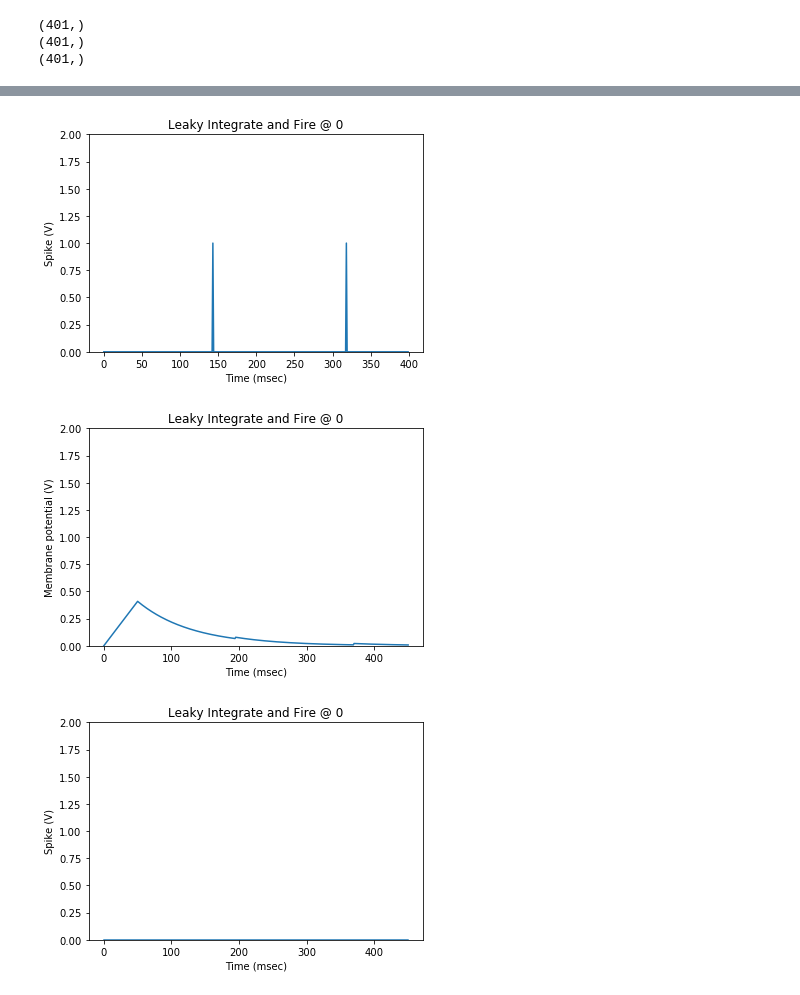
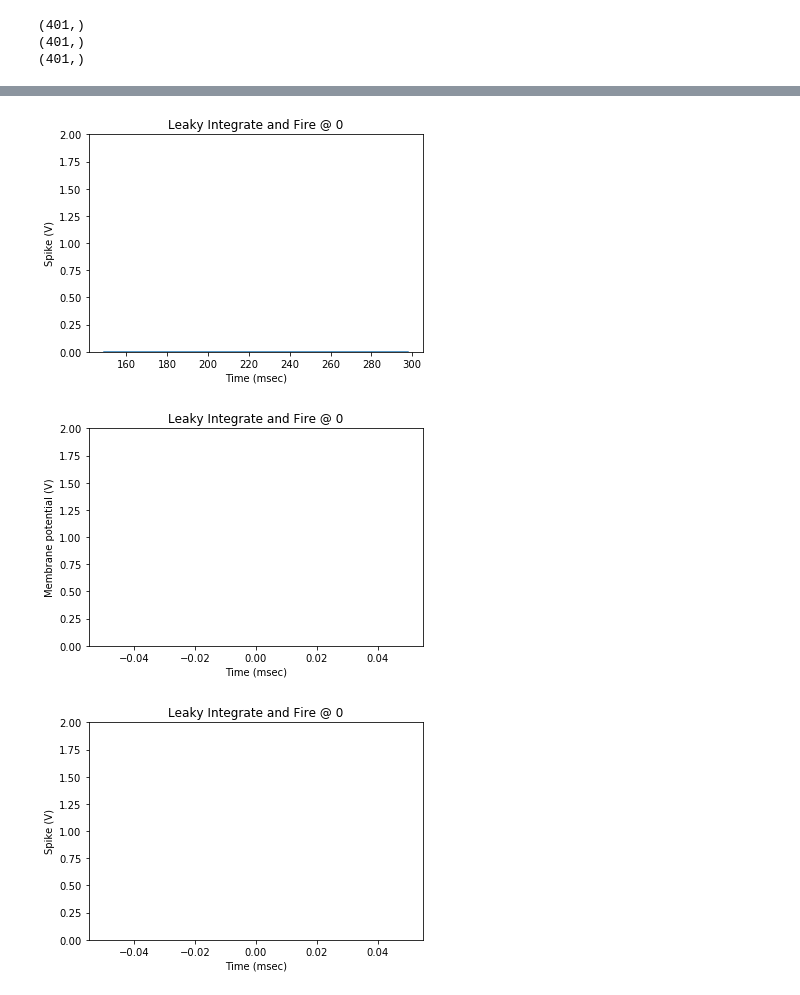
Before and after one commit to markstrefford/Spiking-Neural-Network, a Jupyter notebook: SNN_0.ipynb, the cells around one changed output, grey strips where cells are left out. Drawn from its saved outputs; the diff is of its cells as text; code cells hidden in the pictures.

Commit message:
Viewing time slices

```diff
--- a/SNN_0.ipynb
+++ b/SNN_0.ipynb
@@ -172,8 +172,11 @@ Neuron.spike_generator.exit_state(Vm=0.005108320795041911 at iteration i=400, ti
+# %%
+start_time = 150
+end_time = 300
 # %%
-plot_spikes(neuron_time, neuron_output, neuron2.type, neuron_id = "0")
-plot_membrane_potential(neuron2_time, neuron2_Vm, neuron2.type, neuron_id = "0")
-plot_spikes(neuron2_time, neuron2_output, neuron2.type, neuron_id = "0")
+plot_spikes(neuron_time[start_time:end_time], neuron_output[start_time:end_time], neuron2.type, neuron_id = "0")
+plot_membrane_potential(neuron2_time[start_time:end_time], neuron2_Vm[start_time:end_time], neuron2.type, neuron_id = "0")
+plot_spikes(neuron2_time[start_time:end_time], neuron2_output[start_time:end_time], neuron2.type, neuron_id = "0")
 # %% [output]
-[figure, old version]
+[figure, new version]
-[figure, old version]
+[figure, new version]
-[figure, old version]
+[figure, new version]
```
Also changed, not shown: parts of 1 cell of this notebook.
